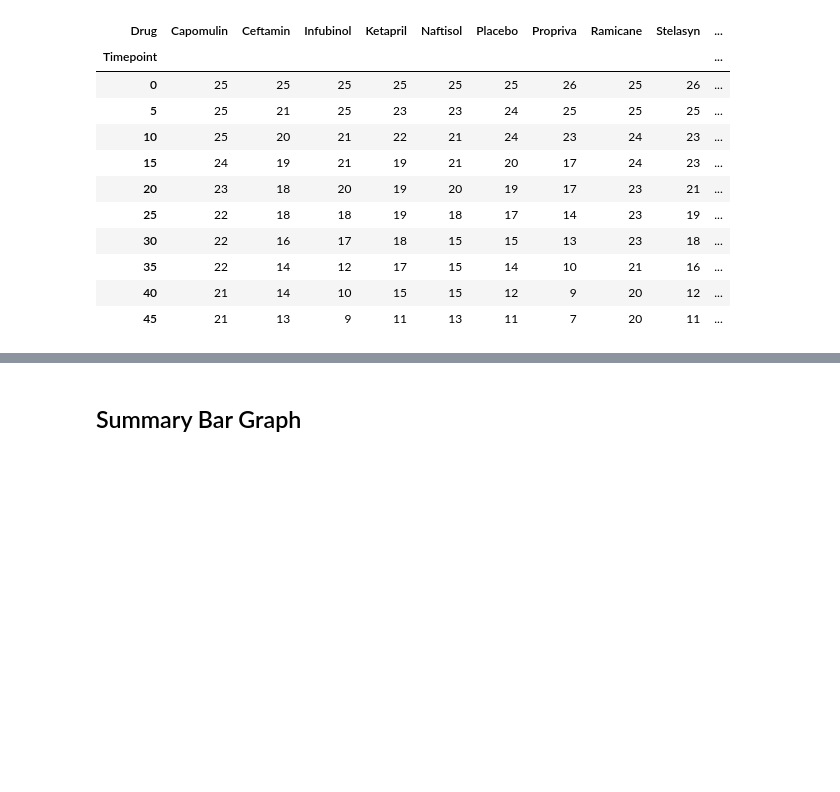
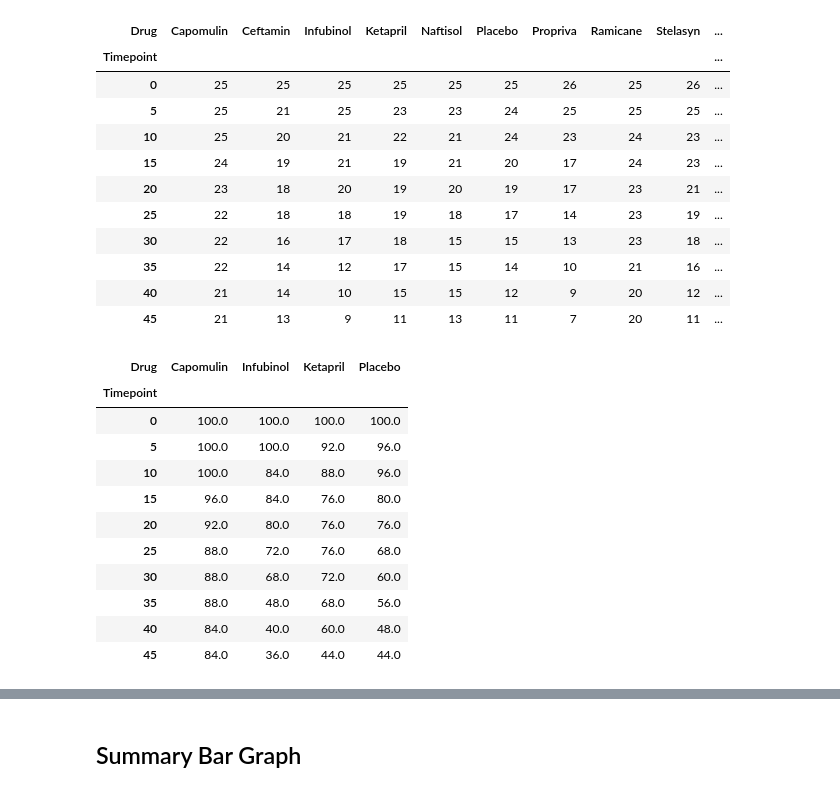
Before and after one commit to perliz77/matplotlib-challenge, a Jupyter notebook: Pymaceuticals/Matplotlib-Challenge.ipynb, the cells around one changed output, grey strips where cells are left out. Drawn from its saved outputs; the diff is of its cells as text; code cells hidden in the pictures; blank space fills up the shorter version.

Commit message:
Create df for the 4 treatments, For loop to calculate percentages.

```diff
--- a/Pymaceuticals/Matplotlib-Challenge.ipynb
+++ b/Pymaceuticals/Matplotlib-Challenge.ipynb
@@ -243,6 +243,32 @@ survival_pivot_df
 | 35 | 22 | 14 | 12 | 17 | 15 | 14 | 10 | 21 | 16 | ... |
 | 40 | 21 | 14 | 10 | 15 | 15 | 12 | 9 | 20 | 12 | ... |
 | 45 | 21 | 13 | 9 | 11 | 13 | 11 | 7 | 20 | 11 | ... |
+# %%
+#Create df for the 4 treatments:
+survival_treatments_df = survival_pivot_df[["Capomulin", "Infubinol", "Ketapril", "Placebo"]]
+# %%
+#Begin the process of converting data in df to % by calculating the initial mice count:
+count_of_mice = survival_treatments_df.loc[0,:]
+# %%
+#Do a For loop to calculate the % at different time points for each treatment then divide by the count_of_mice:
+for column in survival_treatments_df:
+    survival_treatments_df[column] = survival_treatments_df[column] / count_of_mice.loc[column] * 100
+
+#Preview the dataframe with percentages
+survival_treatments_df
+# %% [output]
+| Drug | Capomulin | Infubinol | Ketapril | Placebo |
+| Timepoint |  |  |  |  |
+| 0 | 100.0 | 100.0 | 100.0 | 100.0 |
+| 5 | 100.0 | 100.0 | 92.0 | 96.0 |
+| 10 | 100.0 | 84.0 | 88.0 | 96.0 |
+| 15 | 96.0 | 84.0 | 76.0 | 80.0 |
+| 20 | 92.0 | 80.0 | 76.0 | 76.0 |
+| 25 | 88.0 | 72.0 | 76.0 | 68.0 |
+| 30 | 88.0 | 68.0 | 72.0 | 60.0 |
+| 35 | 88.0 | 48.0 | 68.0 | 56.0 |
+| 40 | 84.0 | 40.0 | 60.0 | 48.0 |
+| 45 | 84.0 | 36.0 | 44.0 | 44.0 |
 # %%
 # Generate the Plot (Accounting for percentages)
 
```
